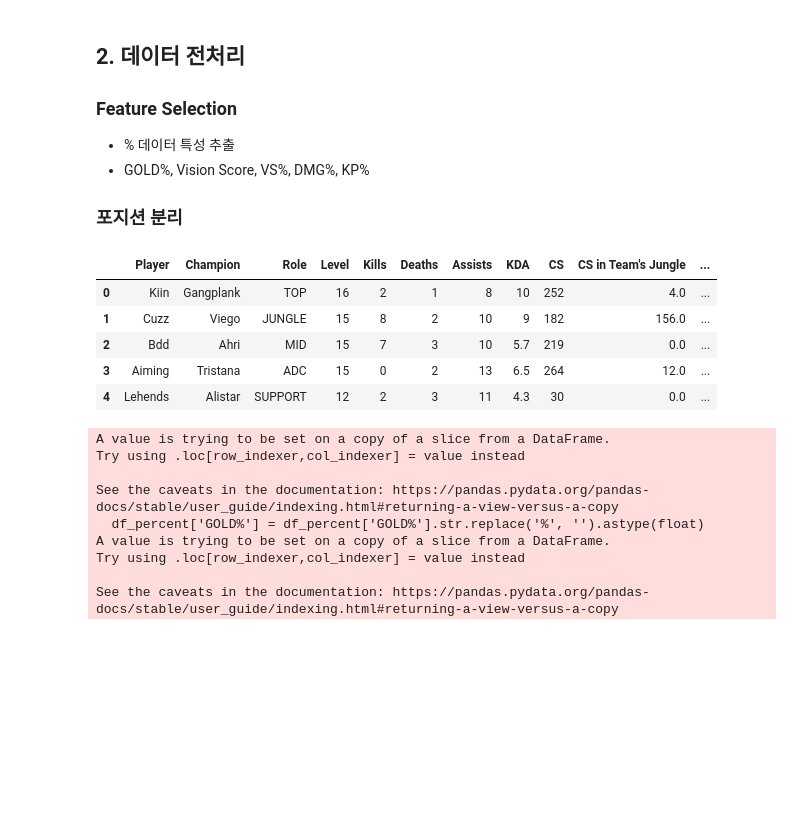
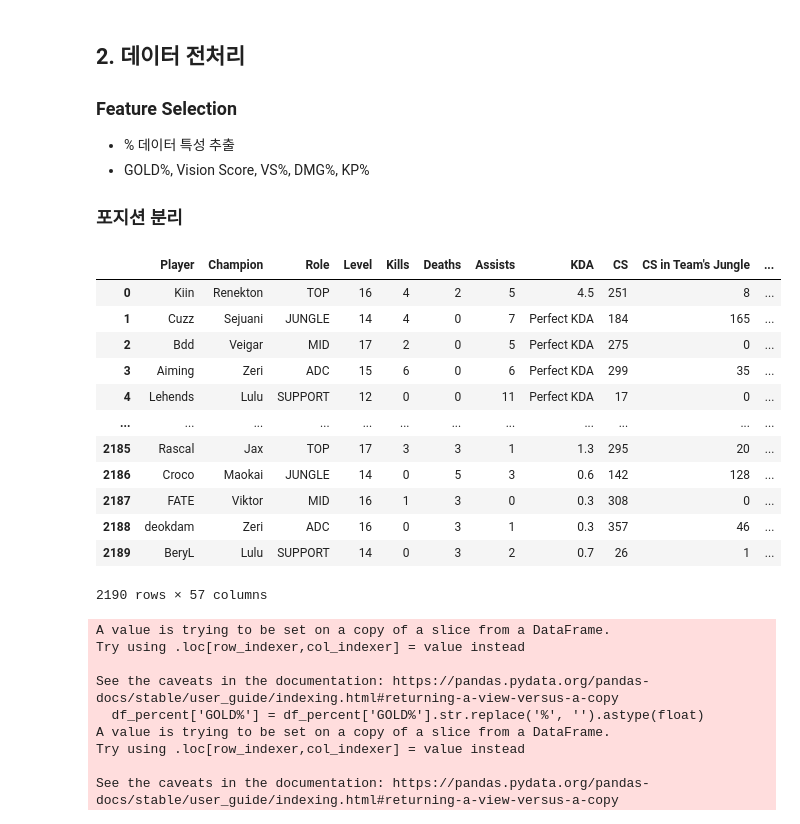
Before and after one commit to wan6570/FlyAI_Project, a Jupyter notebook: Project_Trial1(오각형 만들기)_윤민석.ipynb, the cells around one changed output. Saved outputs shown, nothing was run; the diff lists cells and outputs as text; code cells hidden in the pictures; blank space fills up the shorter version.

```diff
--- a/Project_Trial1(오각형 만들기)_윤민석.ipynb
+++ b/Project_Trial1(오각형 만들기)_윤민석.ipynb
@@ -18,3 +16,5 @@ df = pd.read_csv('/content/drive/MyDrive/Colab Notebooks/Fly AI/LCK_2023_SUMMER.
+# %%
+df = pd.read_csv('F:\Python\FlyAI_Project\Data\RawData\GameStats\LCK_2023_SPRING.csv')
 # %% [markdown]
 ## 2. 데이터 전처리
 ### Feature Selection
@@ -24,14 +24,21 @@ df = pd.read_csv('/content/drive/MyDrive/Colab Notebooks/Fly AI/LCK_2023_SUMMER.
 
 ### 포지션 분리
 # %%
-df.head()
+df
 # %% [output]
 |  | Player | Champion | Role | Level | Kills | Deaths | Assists | KDA | CS | CS in Team's Jungle | ... |
-| 0 | Kiin | Gangplank | TOP | 16 | 2 | 1 | 8 | 10 | 252 | 4.0 | ... |
-| 1 | Cuzz | Viego | JUNGLE | 15 | 8 | 2 | 10 | 9 | 182 | 156.0 | ... |
-| 2 | Bdd | Ahri | MID | 15 | 7 | 3 | 10 | 5.7 | 219 | 0.0 | ... |
-| 3 | Aiming | Tristana | ADC | 15 | 0 | 2 | 13 | 6.5 | 264 | 12.0 | ... |
-| 4 | Lehends | Alistar | SUPPORT | 12 | 2 | 3 | 11 | 4.3 | 30 | 0.0 | ... |
+| 0 | Kiin | Renekton | TOP | 16 | 4 | 2 | 5 | 4.5 | 251 | 8 | ... |
+| 1 | Cuzz | Sejuani | JUNGLE | 14 | 4 | 0 | 7 | Perfect KDA | 184 | 165 | ... |
+| 2 | Bdd | Veigar | MID | 17 | 2 | 0 | 5 | Perfect KDA | 275 | 0 | ... |
+| 3 | Aiming | Zeri | ADC | 15 | 6 | 0 | 6 | Perfect KDA | 299 | 35 | ... |
+| 4 | Lehends | Lulu | SUPPORT | 12 | 0 | 0 | 11 | Perfect KDA | 17 | 0 | ... |
+| ... | ... | ... | ... | ... | ... | ... | ... | ... | ... | ... | ... |
+| 2185 | Rascal | Jax | TOP | 17 | 3 | 3 | 1 | 1.3 | 295 | 20 | ... |
+| 2186 | Croco | Maokai | JUNGLE | 14 | 0 | 5 | 3 | 0.6 | 142 | 128 | ... |
+| 2187 | FATE | Viktor | MID | 16 | 1 | 3 | 0 | 0.3 | 308 | 0 | ... |
+| 2188 | deokdam | Zeri | ADC | 16 | 0 | 3 | 1 | 0.3 | 357 | 46 | ... |
+| 2189 | BeryL | Lulu | SUPPORT | 14 | 0 | 3 | 2 | 0.7 | 26 | 1 | ... |
+2190 rows × 57 columns
 # %%
 df_percent = df[['Player','Kills','Deaths','Assists','Role','GOLD%','VS%','DMG%','KP%','XPD@15']]
 # %%
```
Also changed, not shown: parts of 8 cells of this notebook, 1 other file.
